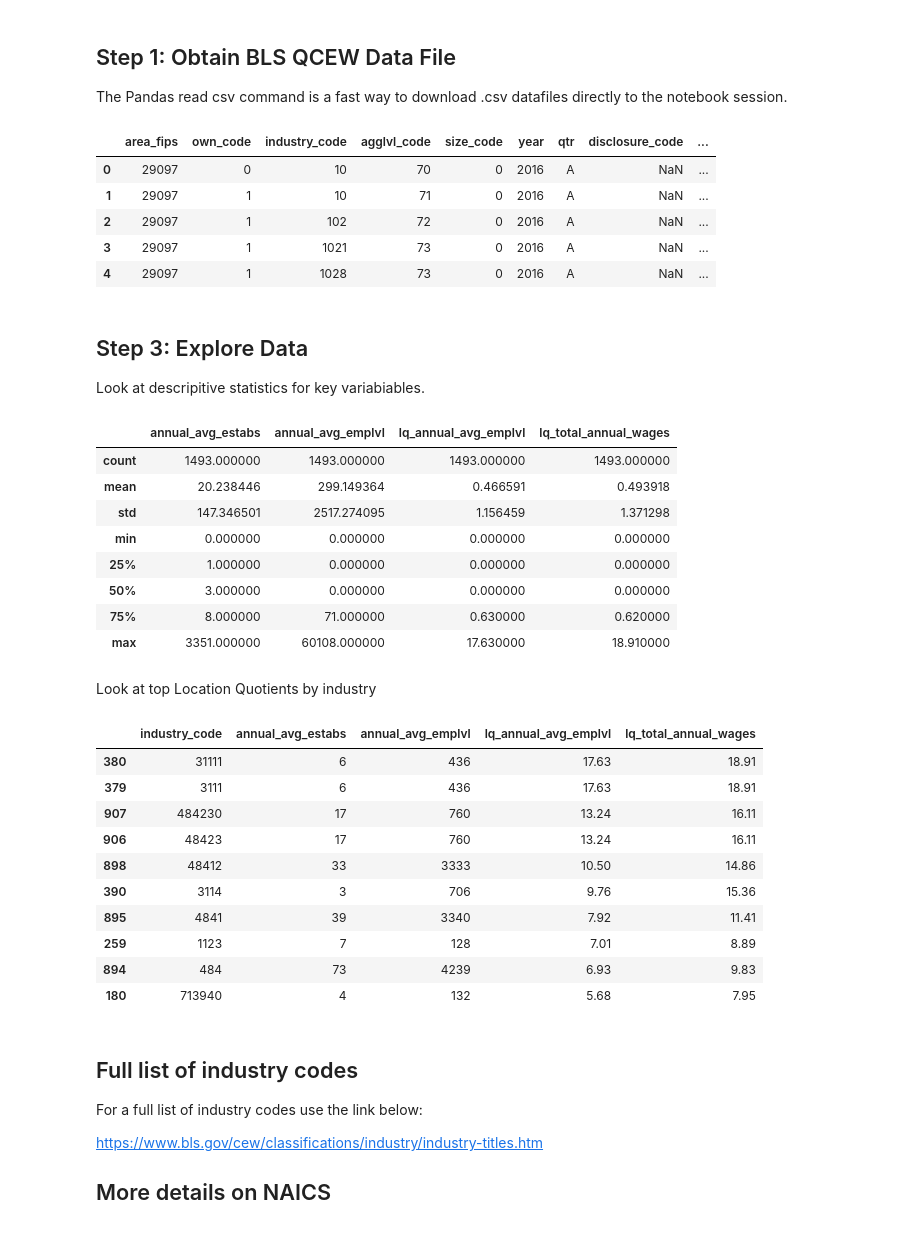
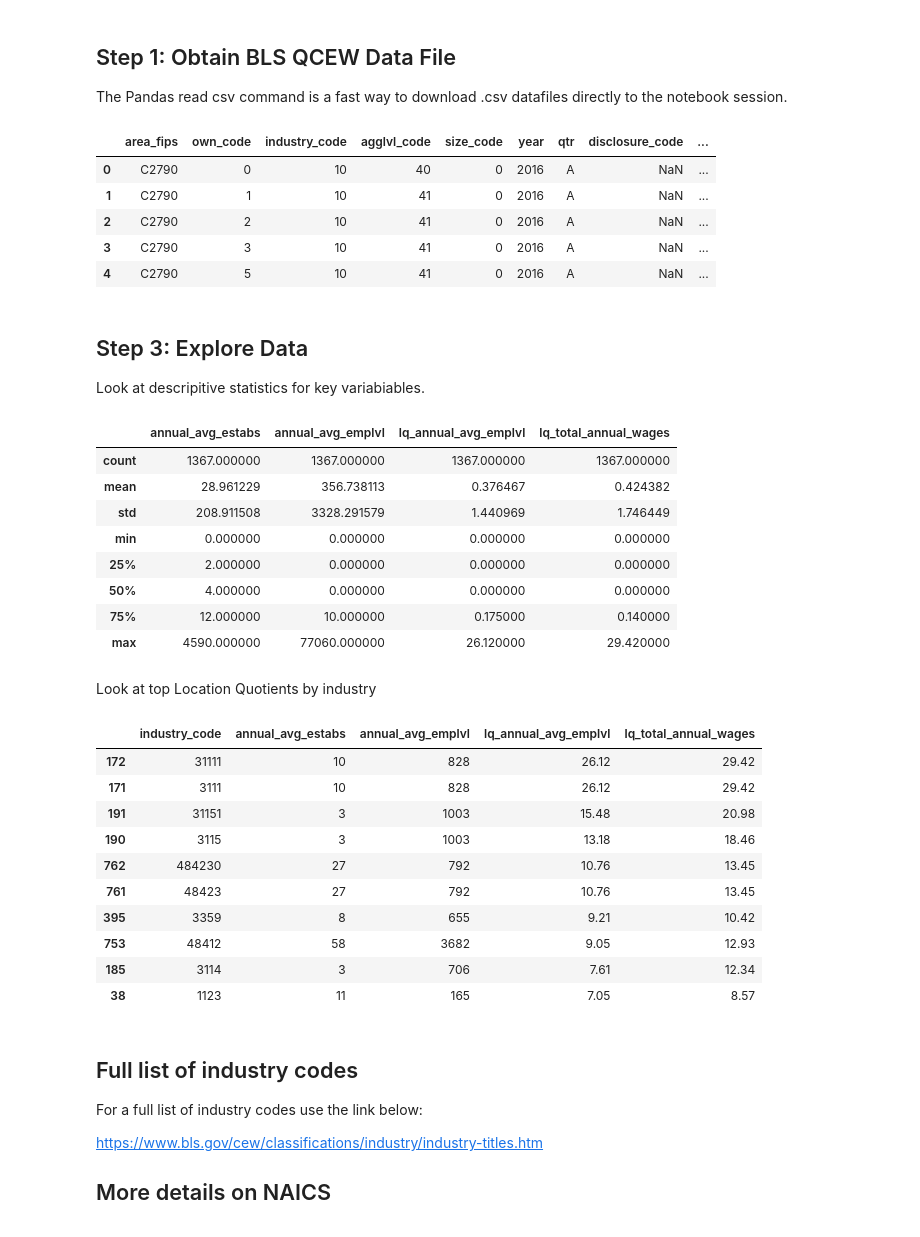
Before and after one commit to npr99/PlanningMethods, a Jupyter notebook: Location_Quotient_Using_BLS_QCEW.ipynb, the cells around one changed output. Drawn from its saved outputs; the diff is of its cells as text; code cells hidden in the pictures.

```diff
--- a/Location_Quotient_Using_BLS_QCEW.ipynb
+++ b/Location_Quotient_Using_BLS_QCEW.ipynb
@@ -47,15 +47,15 @@ The Pandas read csv command is a fast way to download .csv datafiles directly to
 # %%
 import pandas as pd # For reading, writing and wrangling data
 
-blsqcew = pd.read_csv('http://data.bls.gov/cew/data/api/2016/a/area/29097.csv')
+blsqcew = pd.read_csv('http://data.bls.gov/cew/data/api/2016/a/area/C2790.csv')
 blsqcew.head()
 # %% [output]
 |  | area_fips | own_code | industry_code | agglvl_code | size_code | year | qtr | disclosure_code | ... |
-| 0 | 29097 | 0 | 10 | 70 | 0 | 2016 | A | NaN | ... |
-| 1 | 29097 | 1 | 10 | 71 | 0 | 2016 | A | NaN | ... |
-| 2 | 29097 | 1 | 102 | 72 | 0 | 2016 | A | NaN | ... |
-| 3 | 29097 | 1 | 1021 | 73 | 0 | 2016 | A | NaN | ... |
-| 4 | 29097 | 1 | 1028 | 73 | 0 | 2016 | A | NaN | ... |
+| 0 | C2790 | 0 | 10 | 40 | 0 | 2016 | A | NaN | ... |
+| 1 | C2790 | 1 | 10 | 41 | 0 | 2016 | A | NaN | ... |
+| 2 | C2790 | 2 | 10 | 41 | 0 | 2016 | A | NaN | ... |
+| 3 | C2790 | 3 | 10 | 41 | 0 | 2016 | A | NaN | ... |
+| 4 | C2790 | 5 | 10 | 41 | 0 | 2016 | A | NaN | ... |
 # %% [markdown]
 ## Step 3: Explore Data
 Look at descripitive statistics for key variabiables.
@@ -64,30 +64,30 @@ Look at descripitive statistics for key variabiables.
 blsqcew[['annual_avg_estabs','annual_avg_emplvl','lq_annual_avg_emplvl','lq_total_annual_wages',]].describe()
 # %% [output]
 |  | annual_avg_estabs | annual_avg_emplvl | lq_annual_avg_emplvl | lq_total_annual_wages |
-| count | 1493.000000 | 1493.000000 | 1493.000000 | 1493.000000 |
-| mean | 20.238446 | 299.149364 | 0.466591 | 0.493918 |
-| std | 147.346501 | 2517.274095 | 1.156459 | 1.371298 |
+| count | 1367.000000 | 1367.000000 | 1367.000000 | 1367.000000 |
+| mean | 28.961229 | 356.738113 | 0.376467 | 0.424382 |
+| std | 208.911508 | 3328.291579 | 1.440969 | 1.746449 |
 | min | 0.000000 | 0.000000 | 0.000000 | 0.000000 |
-| 25% | 1.000000 | 0.000000 | 0.000000 | 0.000000 |
-| 50% | 3.000000 | 0.000000 | 0.000000 | 0.000000 |
-| 75% | 8.000000 | 71.000000 | 0.630000 | 0.620000 |
-| max | 3351.000000 | 60108.000000 | 17.630000 | 18.910000 |
+| 25% | 2.000000 | 0.000000 | 0.000000 | 0.000000 |
+| 50% | 4.000000 | 0.000000 | 0.000000 | 0.000000 |
+| 75% | 12.000000 | 10.000000 | 0.175000 | 0.140000 |
+| max | 4590.000000 | 77060.000000 | 26.120000 | 29.420000 |
 # %% [markdown]
 Look at top Location Quotients by industry
 # %%
 blsqcew[['industry_code','annual_avg_estabs','annual_avg_emplvl','lq_annual_avg_emplvl','lq_total_annual_wages']].sort_values(by='lq_annual_avg_emplvl', ascending=False).head(10)
 # %% [output]
 |  | industry_code | annual_avg_estabs | annual_avg_emplvl | lq_annual_avg_emplvl | lq_total_annual_wages |
-| 380 | 31111 | 6 | 436 | 17.63 | 18.91 |
-| 379 | 3111 | 6 | 436 | 17.63 | 18.91 |
-| 907 | 484230 | 17 | 760 | 13.24 | 16.11 |
-| 906 | 48423 | 17 | 760 | 13.24 | 16.11 |
-| 898 | 48412 | 33 | 3333 | 10.50 | 14.86 |
-| 390 | 3114 | 3 | 706 | 9.76 | 15.36 |
-| 895 | 4841 | 39 | 3340 | 7.92 | 11.41 |
-| 259 | 1123 | 7 | 128 | 7.01 | 8.89 |
-| 894 | 484 | 73 | 4239 | 6.93 | 9.83 |
-| 180 | 713940 | 4 | 132 | 5.68 | 7.95 |
+| 172 | 31111 | 10 | 828 | 26.12 | 29.42 |
+| 171 | 3111 | 10 | 828 | 26.12 | 29.42 |
+| 191 | 31151 | 3 | 1003 | 15.48 | 20.98 |
+| 190 | 3115 | 3 | 1003 | 13.18 | 18.46 |
+| 762 | 484230 | 27 | 792 | 10.76 | 13.45 |
+| 761 | 48423 | 27 | 792 | 10.76 | 13.45 |
+| 395 | 3359 | 8 | 655 | 9.21 | 10.42 |
+| 753 | 48412 | 58 | 3682 | 9.05 | 12.93 |
+| 185 | 3114 | 3 | 706 | 7.61 | 12.34 |
+| 38 | 1123 | 11 | 165 | 7.05 | 8.57 |
 # %% [markdown]
 ## Full list of industry codes
 For a full list of industry codes use the link below:
```
Also changed, not shown: parts of 2 cells of this notebook.
